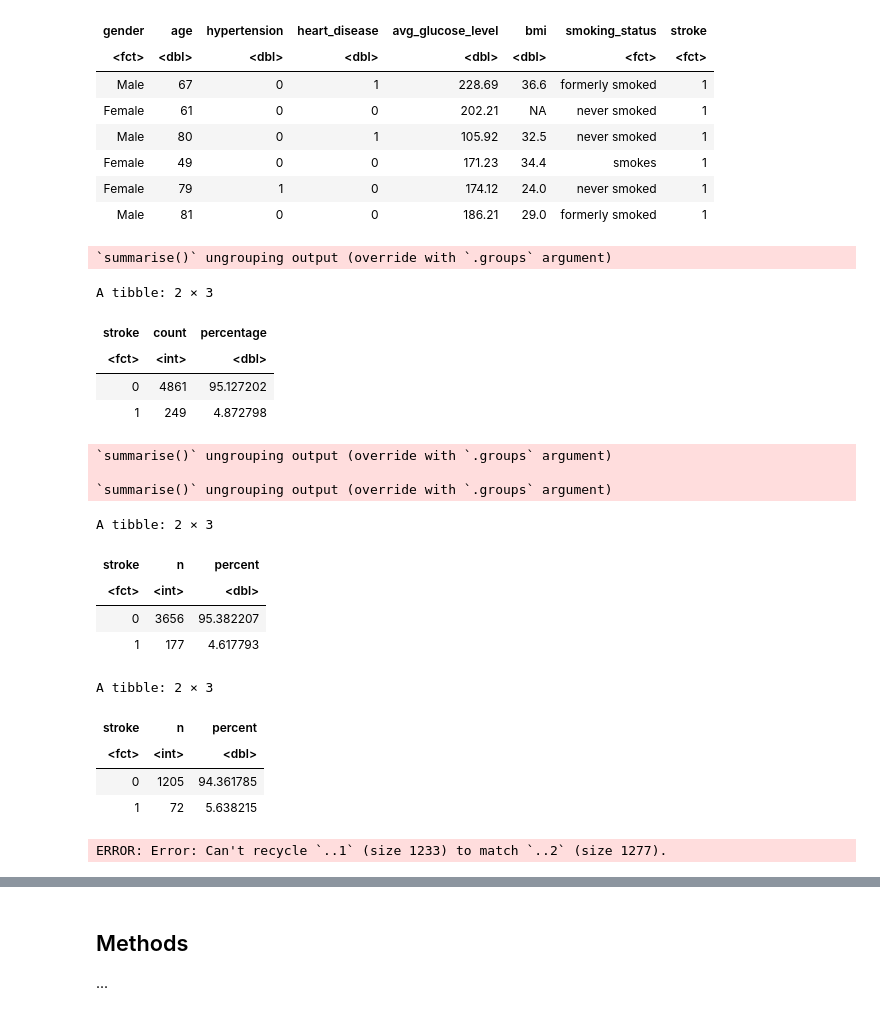
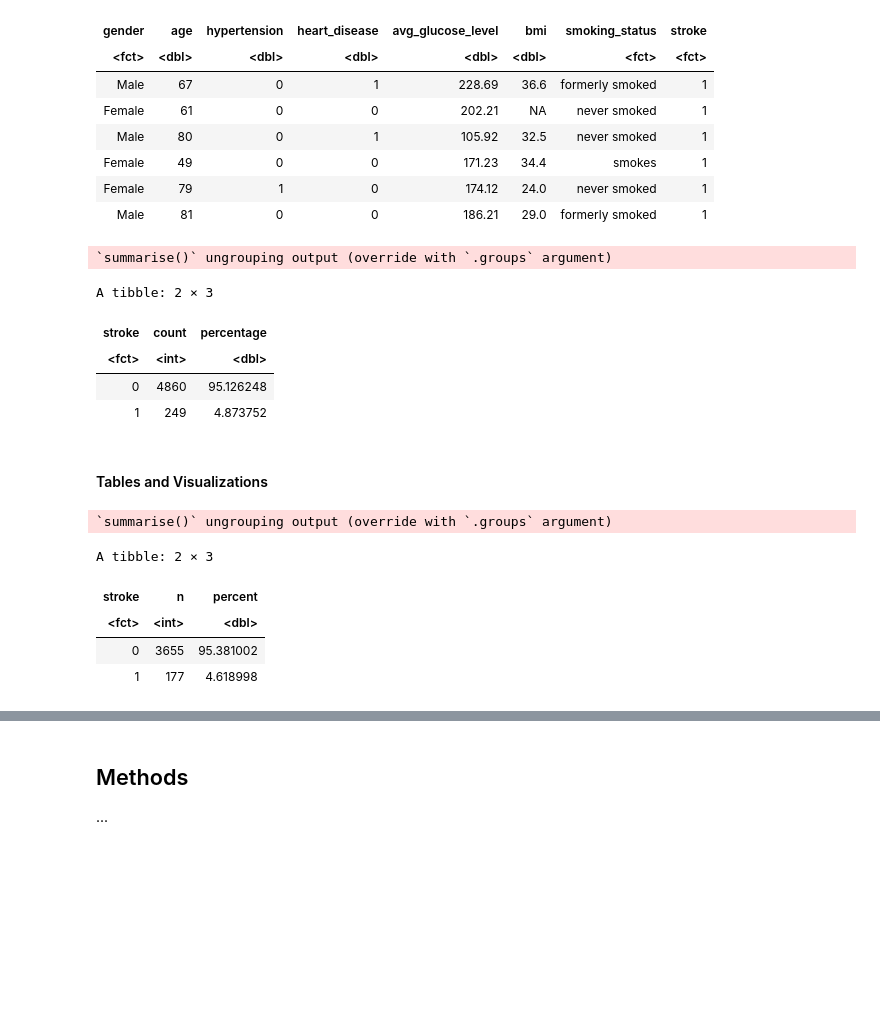
Before and after one commit to Gaelhpalmer/dsci-100-project, a Jupyter notebook: project_proposal.ipynb, the cells around one changed output, grey strips where cells are left out. Saved outputs shown, nothing was run; the diff lists cells and outputs as text; code cells hidden in the pictures; blank space fills up the shorter version.

Commit message:
Added primary data statistics

```diff
--- a/project_proposal.ipynb
+++ b/project_proposal.ipynb
@@ -68,7 +52,8 @@ stroke_clean <- stroke %>%
     mutate(gender = as_factor(gender),
            bmi = as.numeric(bmi),
            smoking_status = as_factor(smoking_status),
-           stroke = as_factor(stroke))
+           stroke = as_factor(stroke)) %>%
+    filter(gender != "Other")
 # %% [output]
 Warning message:
 “Problem with `mutate()` input `bmi`.
@@ -89,6 +74,7 @@ A tibble: 6 × 8
 | Female | 79 | 1 | 0 | 174.12 | 24.0 | never smoked | 1 |
 | Male | 81 | 0 | 0 | 186.21 | 29.0 | formerly smoked | 1 |
 # %%
+# Proportions of stroke observations in set
 num_obs <- nrow(stroke_clean)
 stroke_count <- stroke_clean %>%
   group_by(stroke) %>%
@@ -102,8 +88,8 @@ stroke_count
 A tibble: 2 × 3
 | stroke | count | percentage |
 | <fct> | <int> | <dbl> |
-| 0 | 4861 | 95.127202 |
-| 1 | 249 | 4.872798 |
+| 0 | 4860 | 95.126248 |
+| 1 | 249 | 4.873752 |
 # %%
 # data splitting
 set.seed(1)
@@ -111,28 +97,20 @@ set.seed(1)
 stroke_split <- initial_split(stroke_clean, prop = 0.75, strata = stroke)
 stroke_train <- training(stroke_split)
 stroke_test <- testing(stroke_split)
+# %% [markdown]
+#### Tables and Visualizations ####
 # %%
+# Proportions of stroke observations in training set
+
 stroke_train_proportions <- stroke_train %>%
                       group_by(stroke) %>%
                       summarize(n = n()) %>%
                       mutate(percent = 100*n/nrow(stroke_train))
-stroke_test_proportions <- stroke_test %>%
-                      group_by(stroke) %>%
-                      summarize(n = n()) %>%
-                      mutate(percent = 100*n/nrow(stroke_test))
 stroke_train_proportions
-stroke_test_proportions
 # %% [output]
 `summarise()` ungrouping output (override with `.groups` argument)
-
-`summarise()` ungrouping output (override with `.groups` argument)
 A tibble: 2 × 3
 | stroke | n | percent |
 | <fct> | <int> | <dbl> |
-| 0 | 3656 | 95.382207 |
-| 1 | 177 | 4.617793 |
+| 0 | 3655 | 95.381002 |
+| 1 | 177 | 4.618998 |
-A tibble: 2 × 3
-| stroke | n | percent |
-| <fct> | <int> | <dbl> |
-| 0 | 1205 | 94.361785 |
-| 1 | 72 | 5.638215 |
@@ -156,6 +116,0 @@ knn_fit <- workflow() %>%
-# %%
-# get predictions on the validation data
-validation_predicted <- predict(knn_fit, stroke_test) %>%
-  bind_cols(stroke_test)
-# %% [output]
-ERROR: Error: Can't recycle `..1` (size 1233) to match `..2` (size 1277).
```
Also changed, not shown: parts of 11 cells of this notebook.
